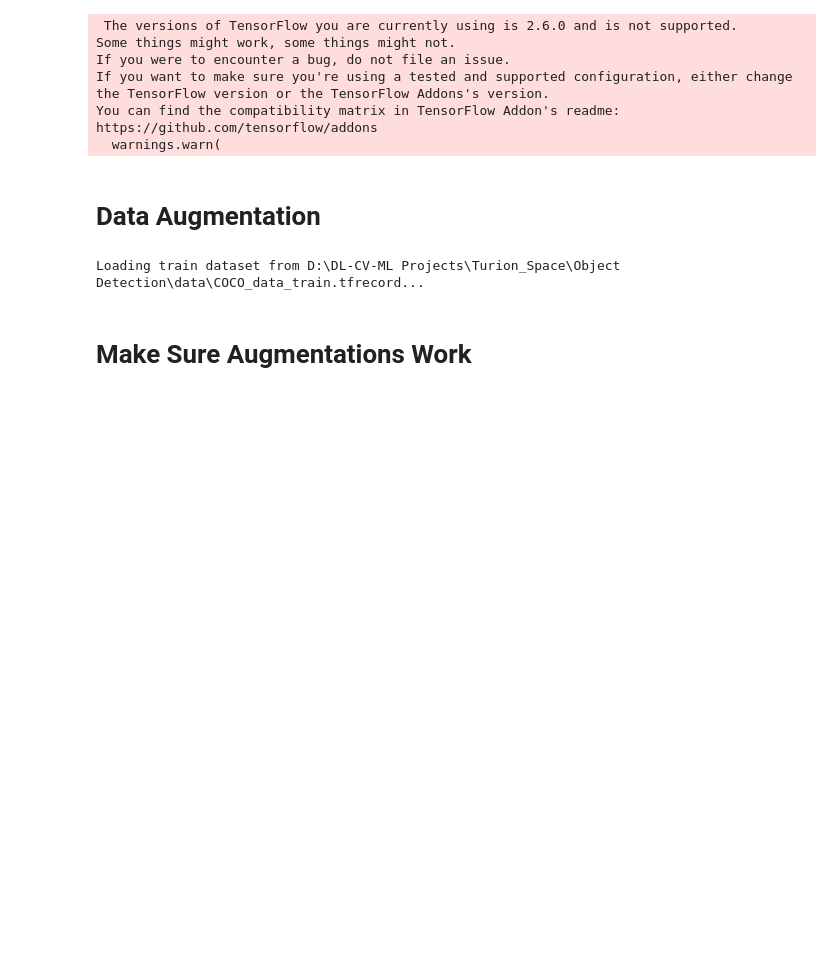
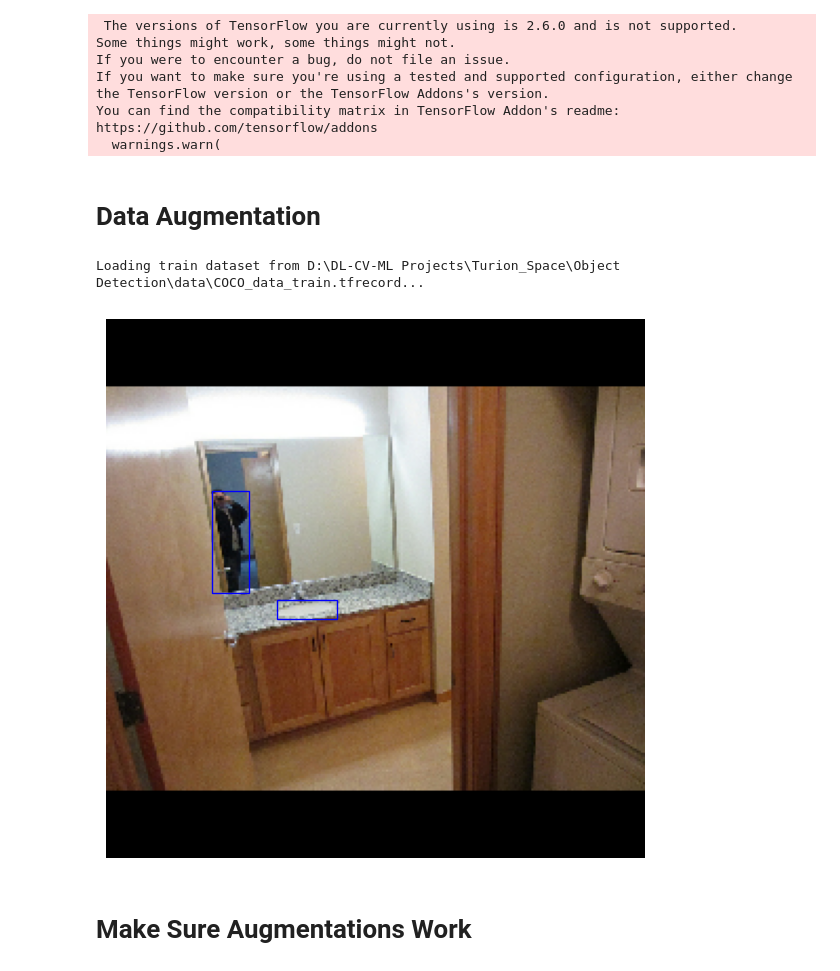
Before and after one commit to gmangonz/Object-Detection, a Jupyter notebook: test.ipynb, the cells around one changed output. Saved outputs shown, nothing was run; the diff lists cells and outputs as text; code cells hidden in the pictures; blank space fills up the shorter version.

```diff
--- a/test.ipynb
+++ b/test.ipynb
@@ -76,6 +64,13 @@ Loading train dataset from D:\DL-CV-ML Projects\Turion_Space\Object Detection\da
 tmvm = iter(ds_train)
 # %%
 kvsdk = next(tmvm)
+# %%
+i = 0
+img_to_resize = kvsdk[0][i]
+its_bboxes = kvsdk[1][i]
+visualize_boxes(img_to_resize,its_bboxes*tf.constant([256, 256, 256, 256], dtype=tf.float32), figsize=(7, 7), linewidth=1, color=[0, 0, 1])
+# %% [output]
+[figure, added]
 # %% [markdown]
 # Make Sure Augmentations Work
 # %%
```
Also changed, not shown: parts of 11 cells of this notebook, 1 other file.
